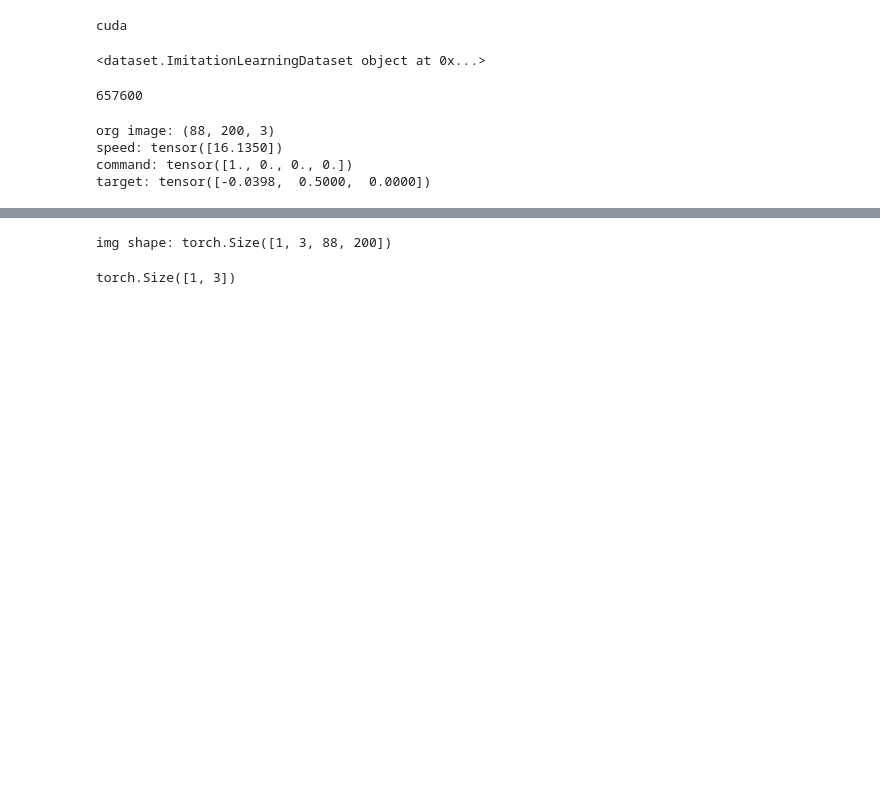
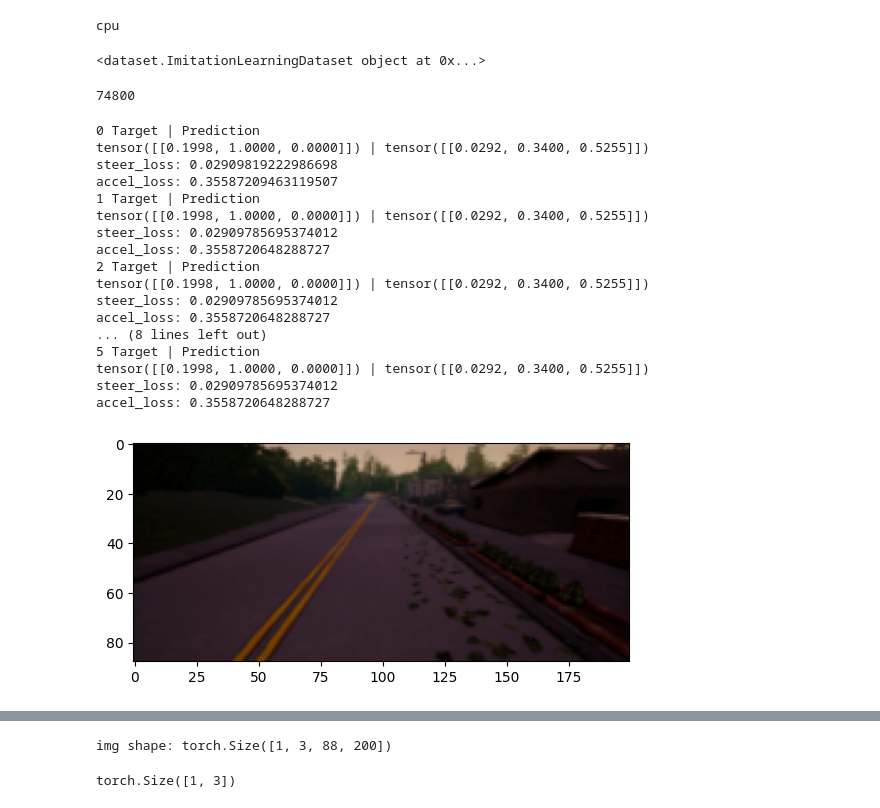
Before and after one commit to johanngerberding/carla-agent-imitation-learning, a Jupyter notebook: debug.ipynb, the cells around one changed output, grey strips where cells are left out. Cells and saved outputs as stored; diff of their text form; code cells hidden in the pictures; blank space fills up the shorter version.

```diff
--- a/debug.ipynb
+++ b/debug.ipynb
@@ -29,26 +145,15 @@ VAL:
 # %%
-device = torch.device("cuda" if torch.cuda.is_available() else "cpu")
-print(device)
+# device = torch.device("cuda" if torch.cuda.is_available() else "cpu")
+device = torch.device("cpu")
+model.to(device)
 # %% [output]
-cuda
+cpu
-# %%
-train_dataset = ImitationLearningDataset(cfg, "train")
-print(train_dataset)
-# %% [output]
-<dataset.ImitationLearningDataset object at 0x...>
+# %%
+val_dataset = ImitationLearningDataset(cfg, "val")
+# %% [output]
+<dataset.ImitationLearningDataset object at 0x...>
 # %%
 len(train_dataset.imgs)
+loss_fn = torch.nn.MSELoss()
 # %% [output]
-657600
+74800
-# %%
-for org_img, img, speed, command, target in train_dataset:
-    print(f"org image: {org_img.shape}")
-    print(f"speed: {speed}")
-    print(f"command: {command}")
-    print(f"target: {target}")
-    break
-# %% [output]
-org image: (88, 200, 3)
-speed: tensor([16.1350])
-command: tensor([1., 0., 0., 0.])
-target: tensor([-0.0398,  0.5000,  0.0000])
@@ -58,3 +160,41 @@ import cv2
+# %%
+max_idx = 5
+for idx, (org_img, img, speed, command, target) in enumerate(val_dataset):
+    org_img = cv2.cvtColor(org_img, cv2.COLOR_BGR2RGB)
+    plt.imshow(org_img)
+    img = img.to(device).unsqueeze(0)
+    speed = speed.to(device).unsqueeze(0)
+    command = command.to(device).unsqueeze(0)
+    target = target.to(device).unsqueeze(0)
+    with torch.no_grad():
+        out = model(img, speed, command)
+    print(f"{idx} Target | Prediction")
+    print(f"{target} | {out}")
+    steer_loss = loss_fn(out[:, 0], target[:, 0])
+    acc_loss = loss_fn(out[:, 1:], target[:, 1:])
+    print(f"steer_loss: {steer_loss}")
+    print(f"accel_loss: {acc_loss}")
+    if idx == max_idx:
+        break
+# %% [output]
+0 Target | Prediction
+tensor([[0.1998, 1.0000, 0.0000]]) | tensor([[0.0292, 0.3400, 0.5255]])
+steer_loss: 0.02909819222986698
+accel_loss: 0.35587209463119507
+1 Target | Prediction
+tensor([[0.1998, 1.0000, 0.0000]]) | tensor([[0.0292, 0.3400, 0.5255]])
+steer_loss: 0.02909785695374012
+accel_loss: 0.3558720648288727
+2 Target | Prediction
+tensor([[0.1998, 1.0000, 0.0000]]) | tensor([[0.0292, 0.3400, 0.5255]])
+steer_loss: 0.02909785695374012
+accel_loss: 0.3558720648288727
+... (8 lines left out)
+5 Target | Prediction
+tensor([[0.1998, 1.0000, 0.0000]]) | tensor([[0.0292, 0.3400, 0.5255]])
+steer_loss: 0.02909785695374012
+accel_loss: 0.3558720648288727
+[figure, added]
 # %%
 org_img = cv2.cvtColor(org_img, cv2.COLOR_BGR2RGB)
 plt.imshow(org_img)
```
Also changed, not shown: parts of 22 cells of this notebook, 6 other files.
